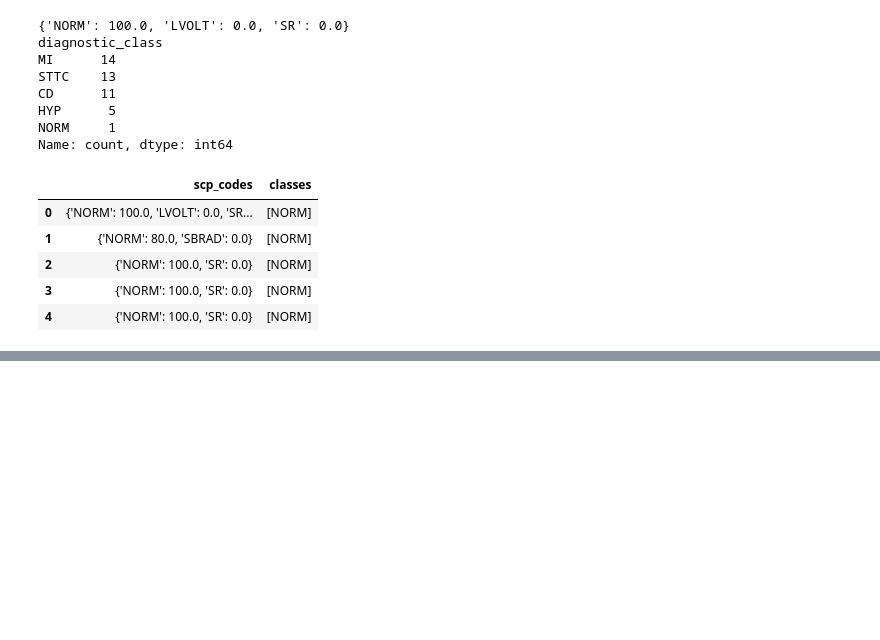
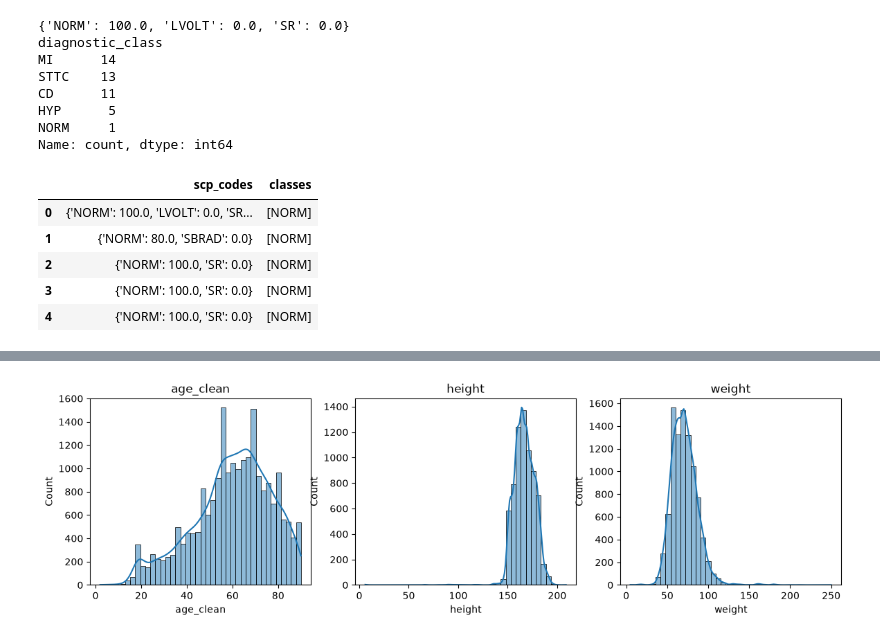
Before and after one commit to Prianka-0011/CardioTrustAI, a Jupyter notebook: src/CardioTrustAI.Backend/CardioTrustAI.PythonAPI/experiments/experiment-continuew.ipynb, the cells around one changed output, grey strips where cells are left out. Cells and saved outputs as stored; diff of their text form; code cells hidden in the pictures; blank space fills up the shorter version.

```diff
--- a/src/CardioTrustAI.Backend/CardioTrustAI.PythonAPI/experiments/experiment-continuew.ipynb
+++ b/src/CardioTrustAI.Backend/CardioTrustAI.PythonAPI/experiments/experiment-continuew.ipynb
@@ -81,0 +149,9 @@ Name: count, dtype: int64
+# %%
+df['age_clean'] = df.age.where(df.age <= 120, 90)
+# %%
+fig, ax = plt.subplots(1, 3, figsize=(14, 3.5))
+for a, c in zip(ax, ['age_clean', 'height', 'weight']):
+    sns.histplot(df[c].dropna(), bins=40, ax=a, kde=True); a.set_title(c)
+plt.show()
+# %% [output]
+[figure, added]
```
Also changed, not shown: parts of 10 cells of this notebook, 24 other files.
